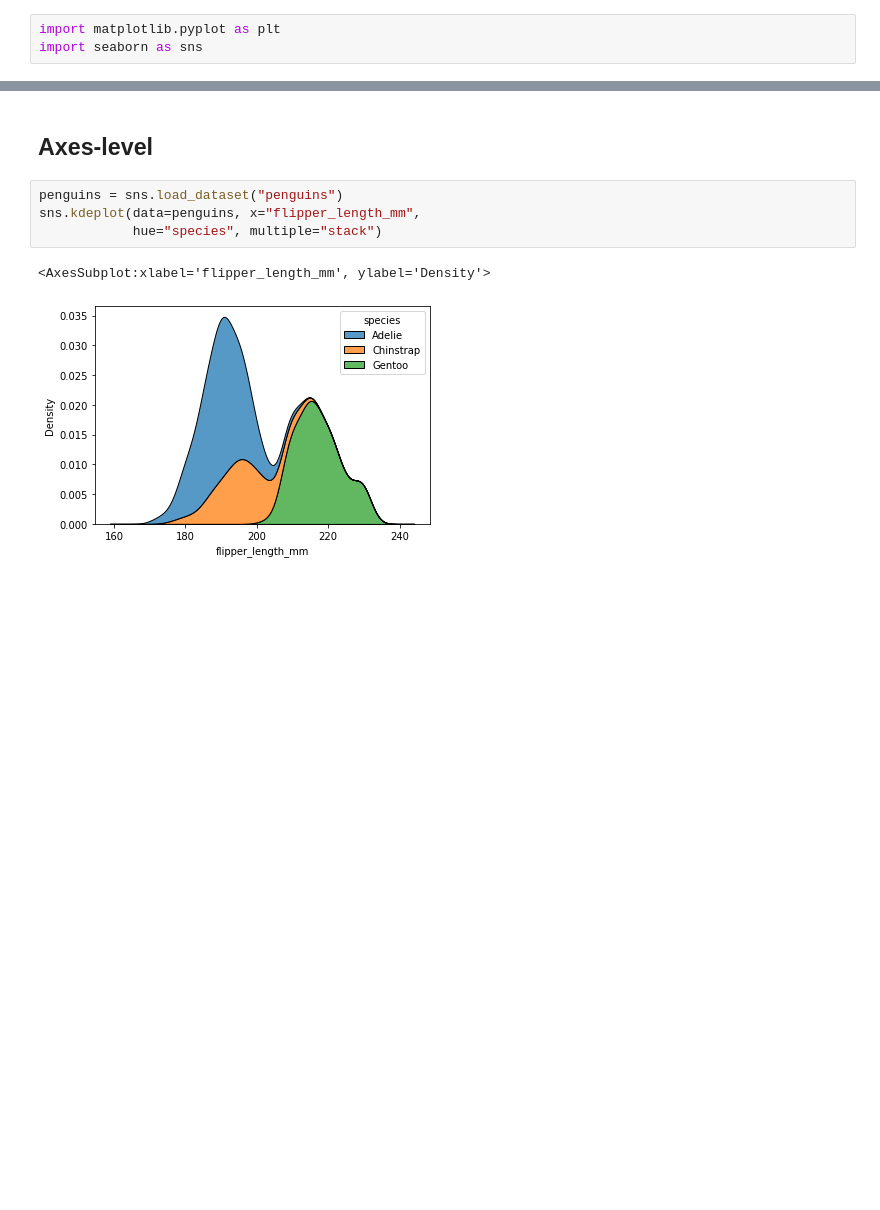
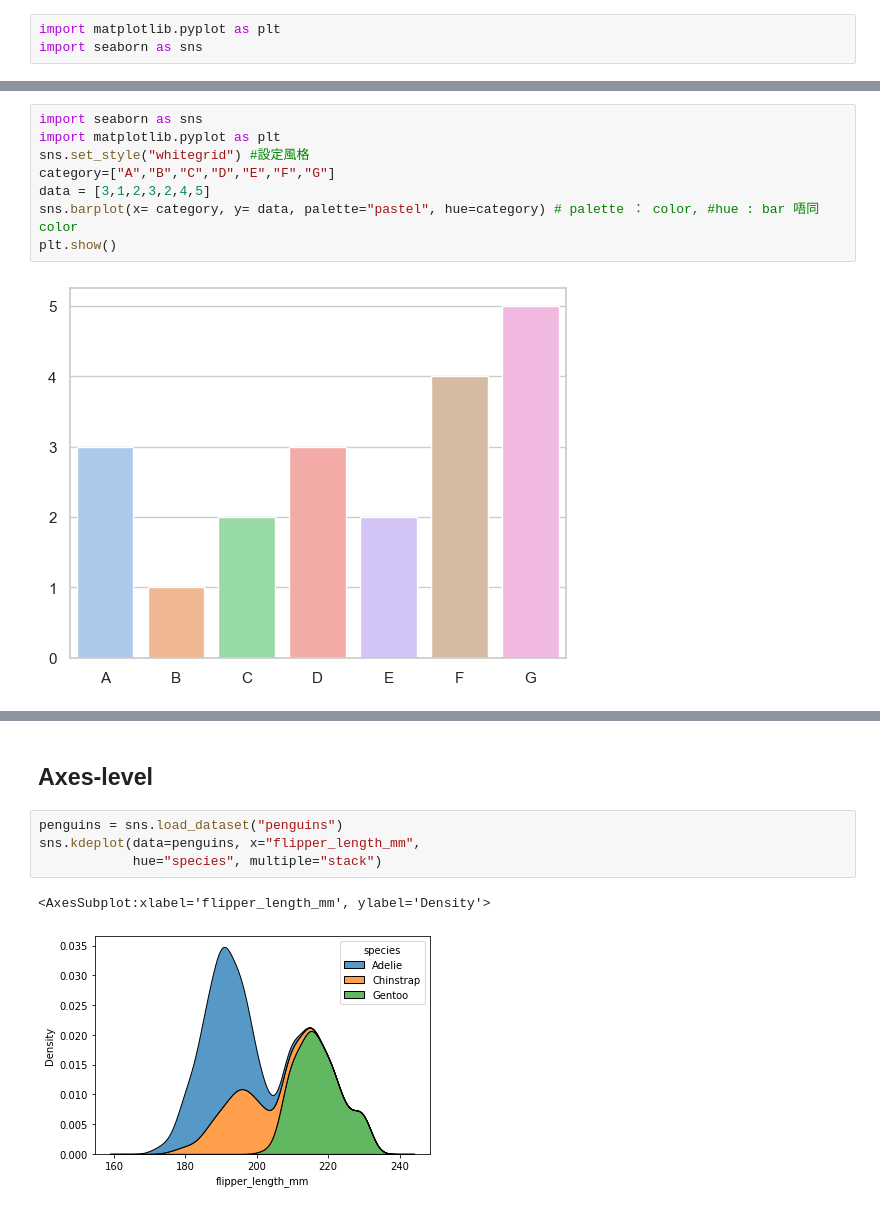
Before and after one commit to bofafa/ERB_CT298, a Jupyter notebook: 11-Seaborn/11-Seaborn-3-Review.ipynb, the cells around one changed output, grey strips where cells are left out. Saved outputs shown, nothing was run; the diff lists cells and outputs as text; blank space fills up the shorter version.

```diff
--- a/11-Seaborn/11-Seaborn-3-Review.ipynb
+++ b/11-Seaborn/11-Seaborn-3-Review.ipynb
@@ -4,3 +17,13 @@ import seaborn as sns
+# %%
+import seaborn as sns
+import matplotlib.pyplot as plt
+sns.set_style("whitegrid") #設定風格
+category=["A","B","C","D","E","F","G"]
+data = [3,1,2,3,2,4,5]
+sns.barplot(x= category, y= data, palette="pastel", hue=category) # palette ： color, #hue : bar 唔同color
+plt.show()
+# %% [output]
+[figure, added]
 # %% [markdown]
 ![function_overview_8_0.png](attachment:function_overview_8_0.png)
 # %% [markdown]
```
Also changed, not shown: parts of 2 cells of this notebook, 46 other files.
